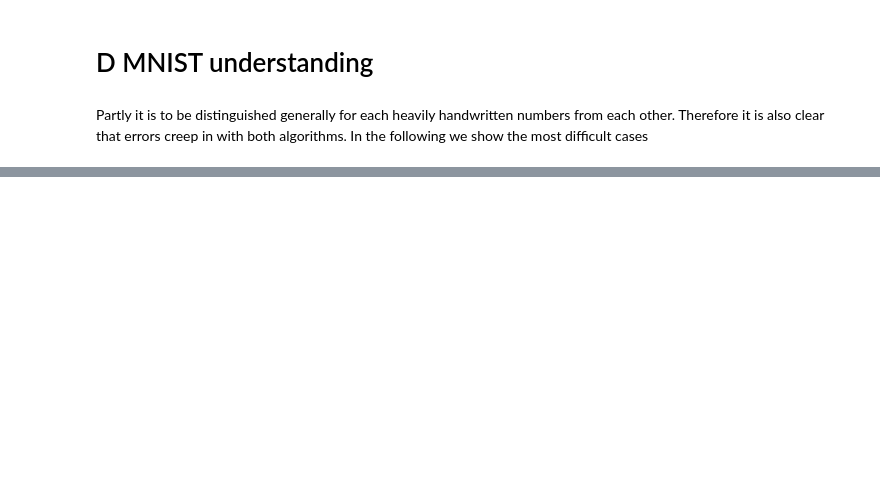
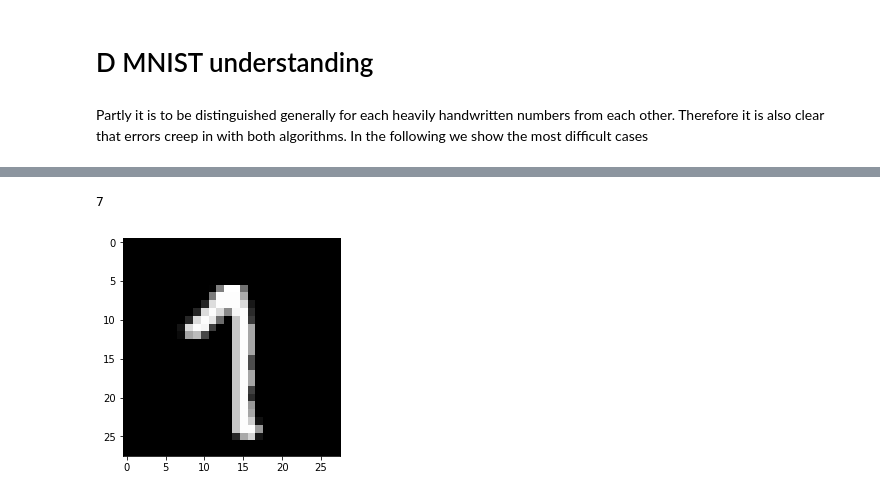
Before and after one commit to oliveralbrecht94/ATDIT2, a Jupyter notebook: Task_D.ipynb, the cells around one changed output, grey strips where cells are left out. Cells and saved outputs as stored; diff of their text form; code cells hidden in the pictures; blank space fills up the shorter version.

```diff
--- a/Task_D.ipynb
+++ b/Task_D.ipynb
@@ -41,0 +54,6 @@ See some examples for 6 and 2:
+# %%
+_ = plt.imshow(digits[212])
+print(labels[212])
+# %% [output]
+7
+[figure, added]
```
Also changed, not shown: parts of 16 cells of this notebook.
